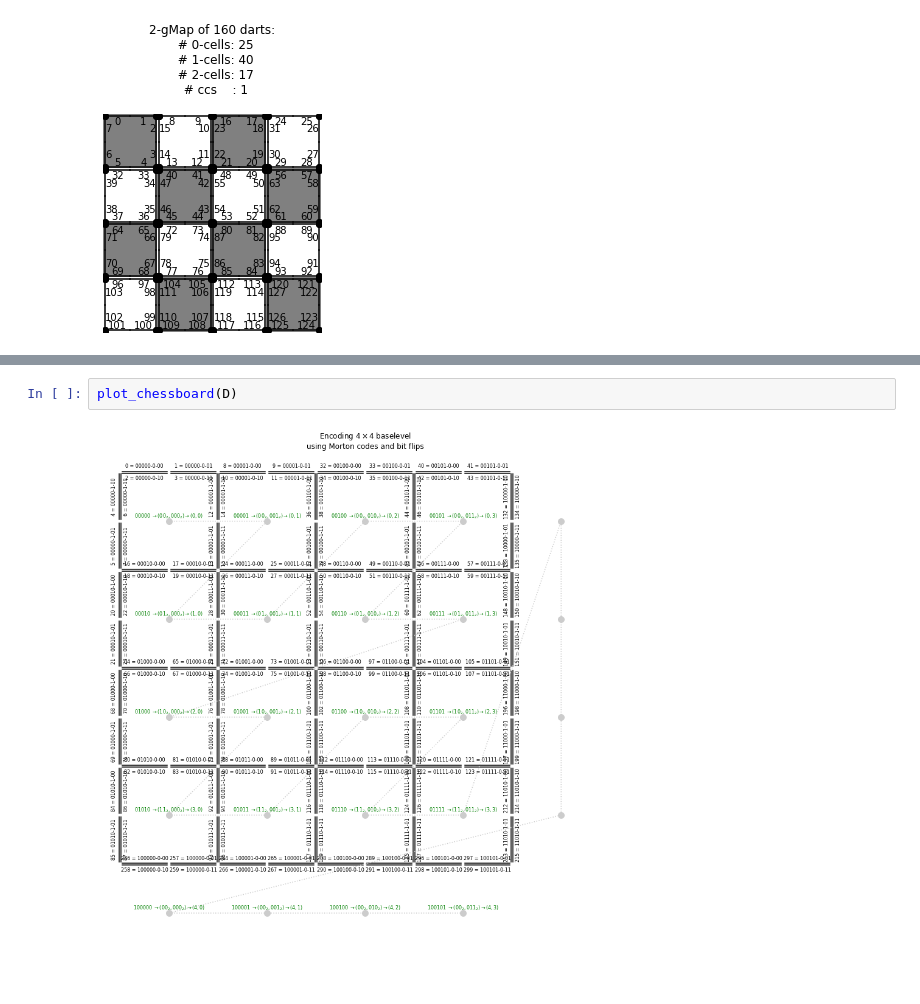
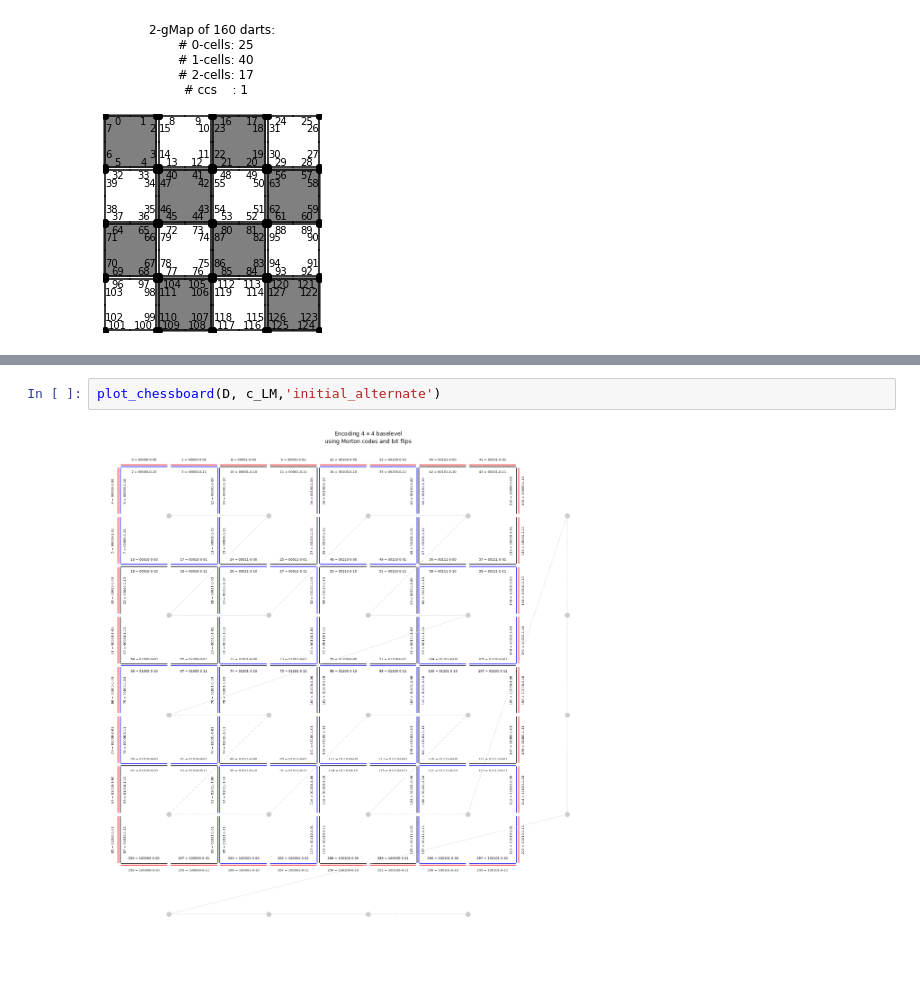
Before and after one commit to napolanocarmine/Thesis_Project, a Jupyter notebook: test_label_map.ipynb, the cells around one changed output, grey strips where cells are left out. Drawn from its saved outputs; the diff is of its cells as text.

Commit message:
completed chessboard plot

```diff
--- a/test_label_map.ipynb
+++ b/test_label_map.ipynb
@@ -198,4 +54,4 @@ for i in chess_board.all_i_cells(2):
 # %%
-plot_chessboard(D)
+plot_chessboard(D, c_LM,'initial_alternate')
 # %% [output]
-[figure, old version]
+[figure, new version]
```
Also changed, not shown: parts of 33 cells of this notebook, 12 other files.
